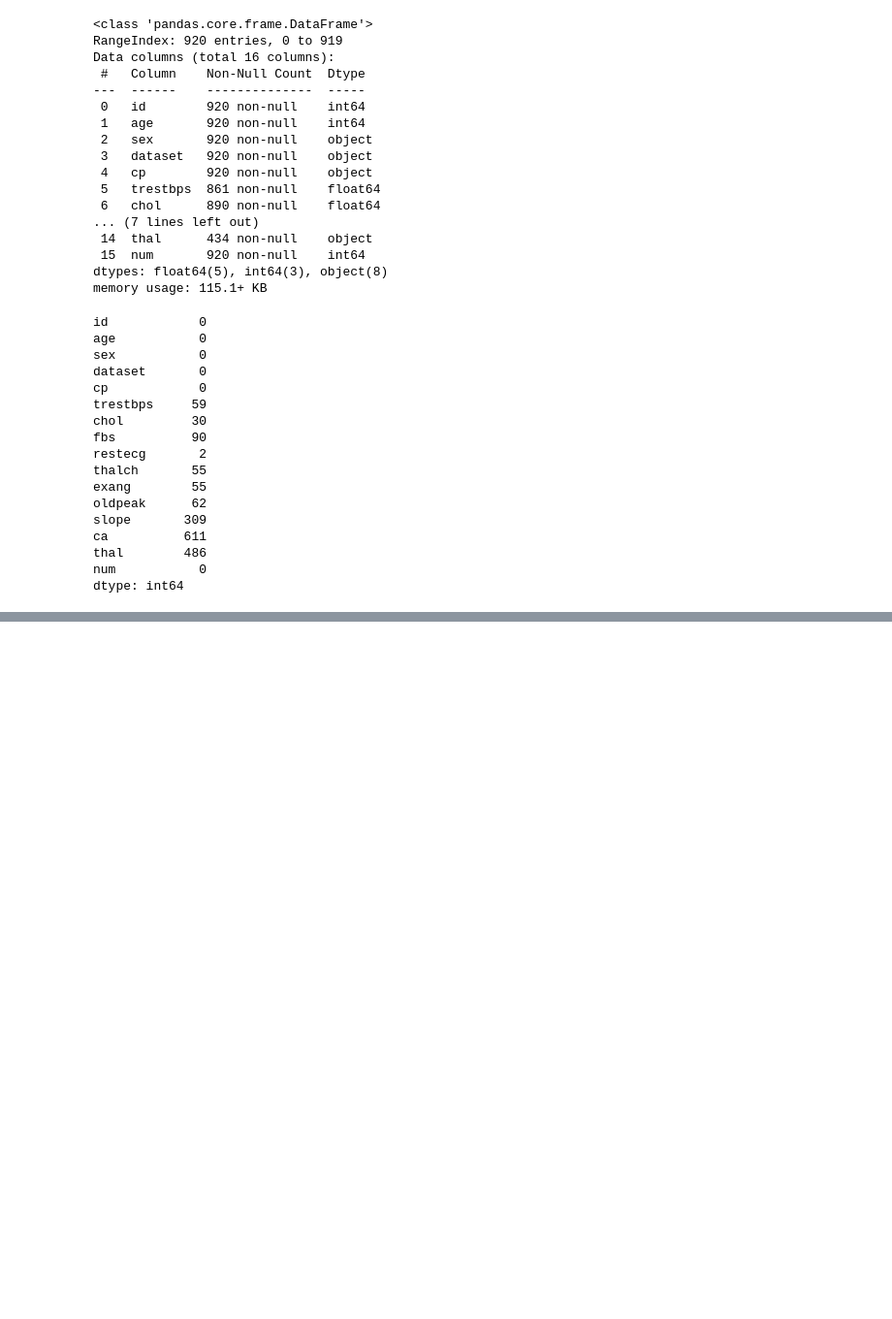
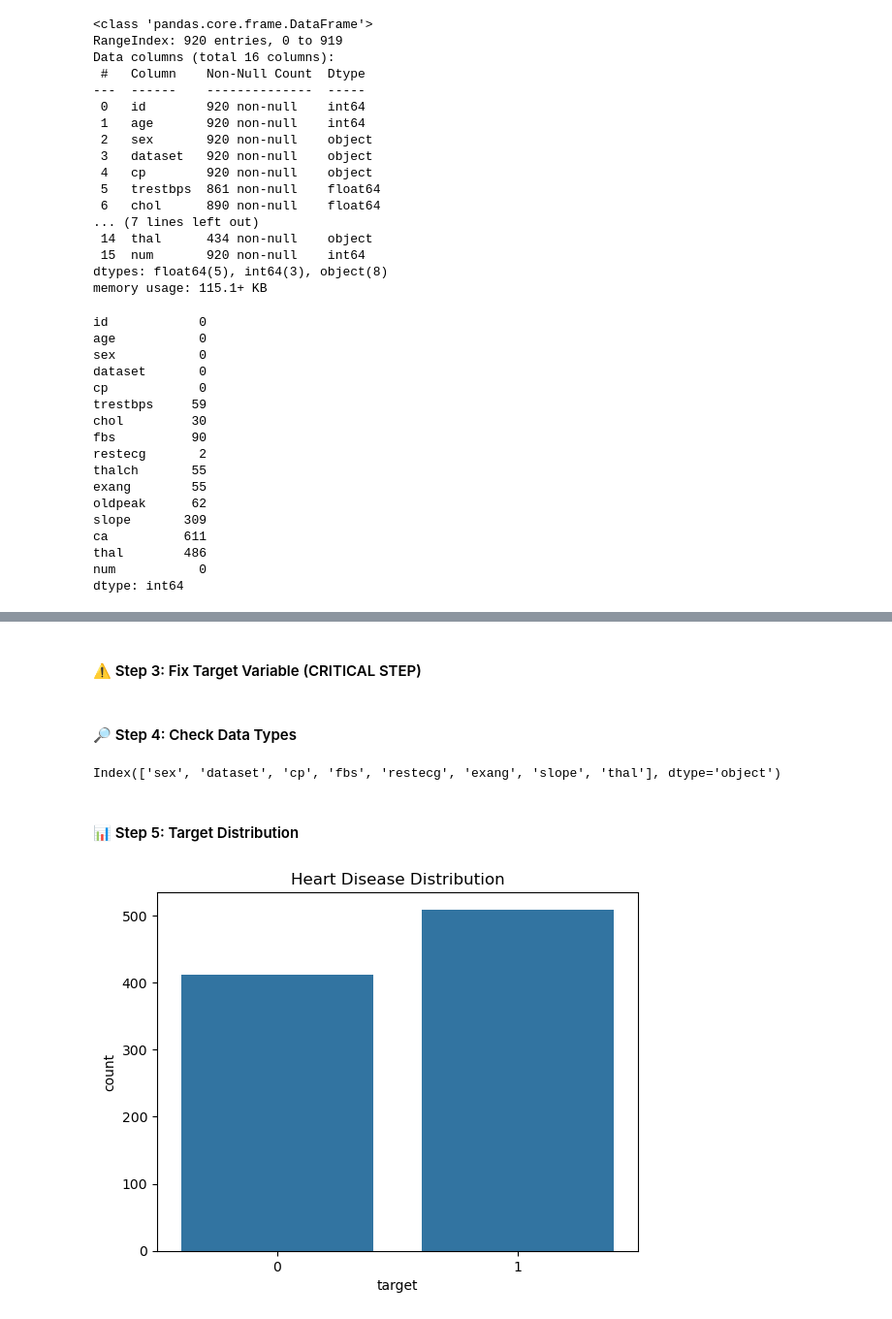
Before and after one commit to hafsakomal445/heart-disease-prediction, a Jupyter notebook: notebook/eda.ipynb, the cells around one changed output, grey strips where cells are left out. Shown at 97% size. Cells and saved outputs as stored; diff of their text form; code cells hidden in the pictures; blank space fills up the shorter version.

Commit message:
Day 2: EDA with target conversion and handling categorical data

```diff
--- a/notebook/eda.ipynb
+++ b/notebook/eda.ipynb
@@ -64,0 +74,12 @@ dtype: int64
+# %%
+import pandas as pd
+import matplotlib.pyplot as plt
+import seaborn as sns
+
+# Load data
+df = pd.read_csv("../data/heart.csv")
+
+# Clean column names (important)
+df.columns = df.columns.str.strip()
+
+df.head()
@@ -64,0 +126,20 @@ dtype: int64
+# %% [markdown]
+#### ⚠️ Step 3: Fix Target Variable (CRITICAL STEP)
+# %%
+df['target'] = df['num'].apply(lambda x: 1 if x > 0 else 0)
+# %%
+df.drop('num', axis=1, inplace=True)
+# %% [markdown]
+#### 🔎 Step 4: Check Data Types
+# %%
+df.select_dtypes(include='object').columns
+# %% [output]
+Index(['sex', 'dataset', 'cp', 'fbs', 'restecg', 'exang', 'slope', 'thal'], dtype='object')
+# %% [markdown]
+#### 📊 Step 5: Target Distribution
+# %%
+sns.countplot(x='target', data=df)
+plt.title("Heart Disease Distribution")
+plt.show()
+# %% [output]
+[figure, added]
```
Also changed, not shown: parts of 18 cells of this notebook.
